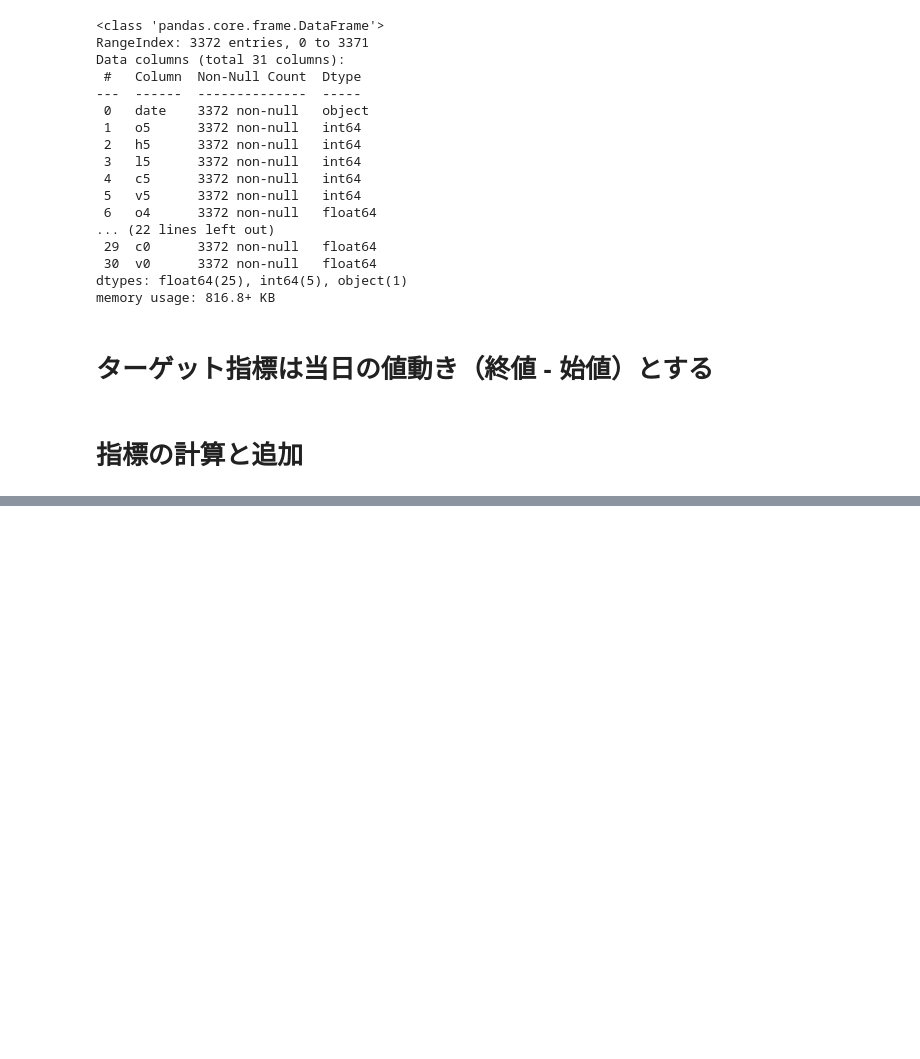
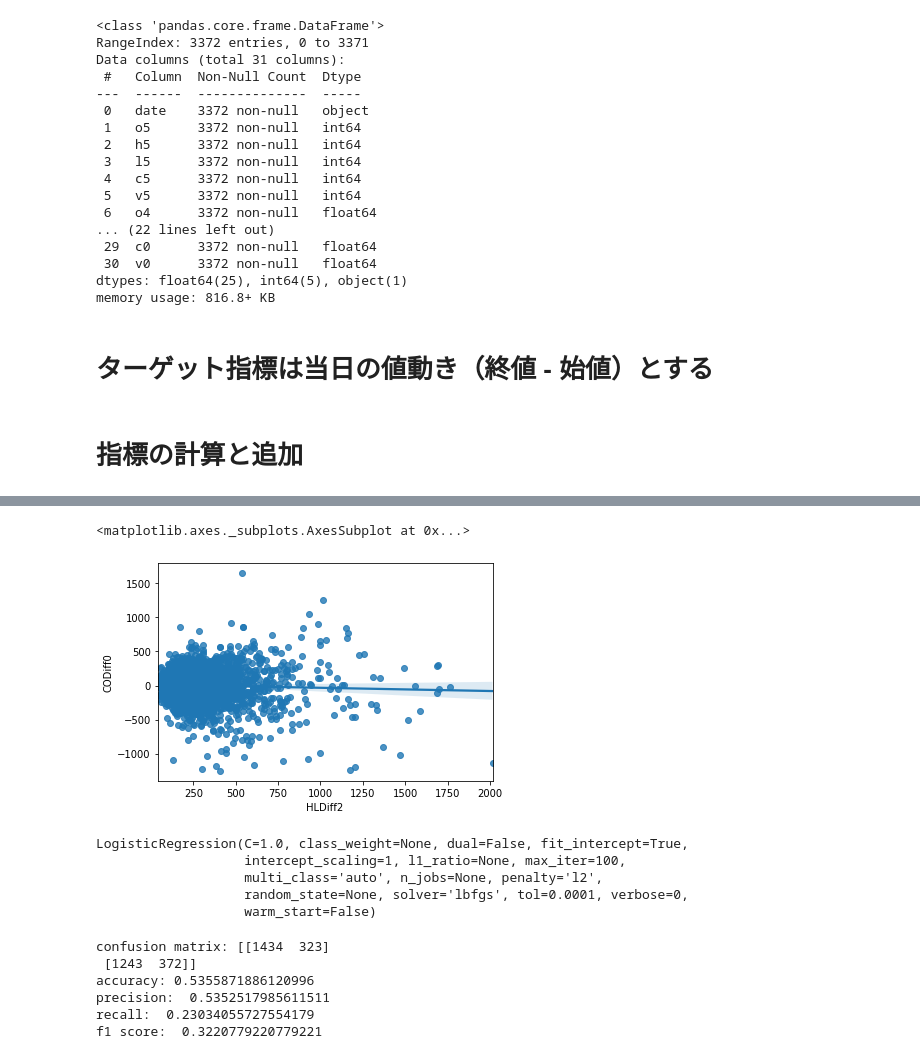
Before and after one commit to tmtlu/traiding-sandbox, a Jupyter notebook: NIKKEI225mini-EDA-05-correlation-analysis.ipynb, the cells around one changed output, grey strips where cells are left out. Drawn from its saved outputs; the diff is of its cells as text; code cells hidden in the pictures; blank space fills up the shorter version.

```diff
--- a/NIKKEI225mini-EDA-05-correlation-analysis.ipynb
+++ b/NIKKEI225mini-EDA-05-correlation-analysis.ipynb
@@ -205,0 +260,36 @@ for x_label in dfp.columns:
+# %%
+# HLDiff2とCODiff0は逆相関
+# つまり、2日前の値幅（高値 - 安値）が小さい時は当日上昇しやすいということ
+sns.regplot('HLDiff2', 'CODiff0', data=dfp)
+# %% [output]
+<matplotlib.axes._subplots.AxesSubplot at 0x...>
+[figure, added]
+# %%
+# 相関係数の絶対値が0.025以上の指標から当日上昇を予測してみる
+from sklearn.linear_model import LogisticRegression
+x = dfp[['HCSlope2', 'HCDiff1', 'LSlope2', 'HSlope1', 'CODiff4', 'LSlope1', 'CLDiff1', 'CODiff1', 'CLDiff2', 'OLDiff2', 'HLDiff2']]
+y = dfp['CODiff0'] <= 0 # この値以上の場合にFalseになる、つまり0になるから、この値以上になることが「真」と予測されることになる。
+lrm = LogisticRegression()
+lrm.fit(x, y)
+lrm
+# %% [output]
+LogisticRegression(C=1.0, class_weight=None, dual=False, fit_intercept=True,
+                   intercept_scaling=1, l1_ratio=None, max_iter=100,
+                   multi_class='auto', n_jobs=None, penalty='l2',
+                   random_state=None, solver='lbfgs', tol=0.0001, verbose=0,
+                   warm_start=False)
+# %%
+from sklearn.metrics import confusion_matrix, accuracy_score, precision_score, recall_score, f1_score
+y_pred = lrm.predict(x)
+print(f'confusion matrix: {confusion_matrix(y_true=y, y_pred=y_pred)}')
+print(f'accuracy: {accuracy_score(y_true=y, y_pred=y_pred)}')
+print('precision: ', precision_score(y_true=y, y_pred=y_pred))
+print('recall: ', recall_score(y_true=y, y_pred=y_pred))
+print('f1 score: ', f1_score(y_true=y, y_pred=y_pred))
+# %% [output]
+confusion matrix: [[1434  323]
+ [1243  372]]
+accuracy: 0.5355871886120996
+precision:  0.5352517985611511
+recall:  0.23034055727554179
+f1 score:  0.3220779220779221
```
Also changed, not shown: parts of 12 cells of this notebook.
